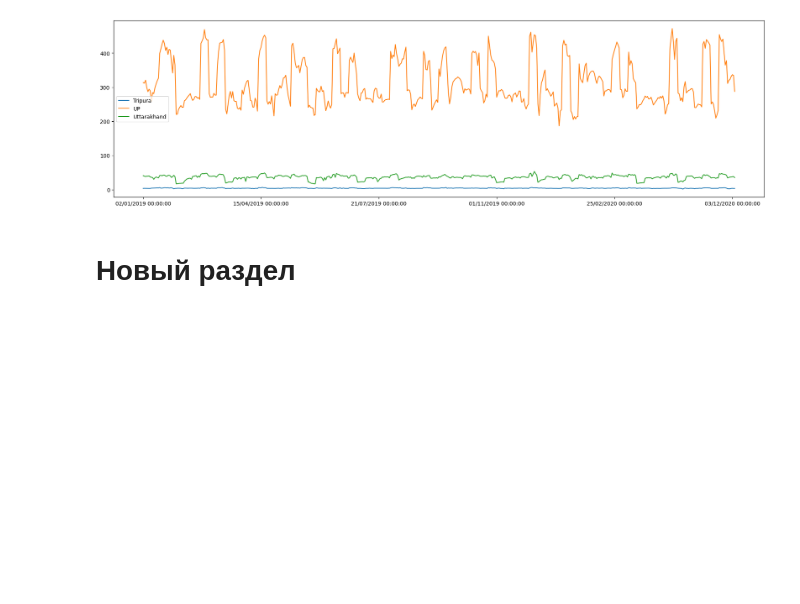
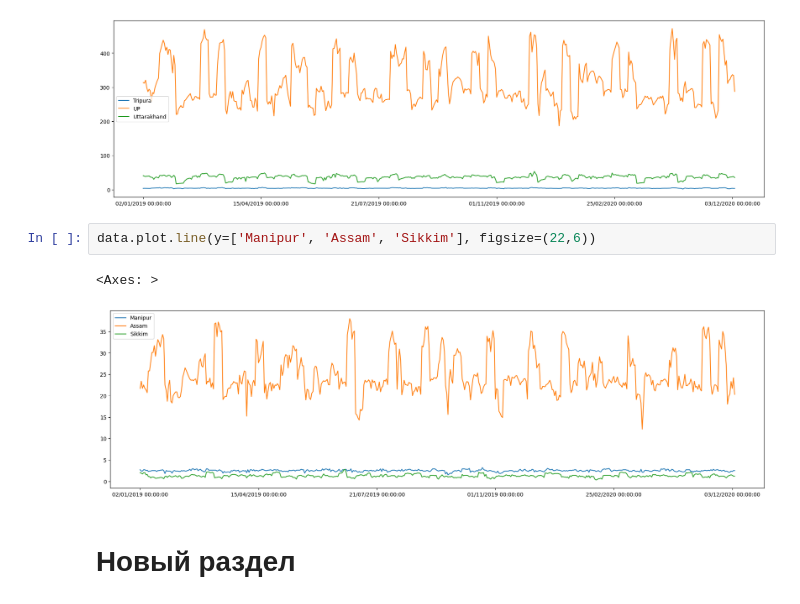
Before and after one commit to AlexZakharov1978/Inno, a Jupyter notebook: Анализ_потребления_в_Индии_ipynb".ipynb, the cells around one changed output. Saved outputs shown, nothing was run; the diff lists cells and outputs as text; blank space fills up the shorter version.

```diff
--- a/Анализ_потребления_в_Индии_ipynb".ipynb
+++ b/Анализ_потребления_в_Индии_ipynb".ipynb
@@ -68,5 +68,10 @@ data.plot.line(y=['Tripura', 'UP', 'Uttarakhand'], figsize=(22,6))
 # %% [output]
 <Axes: >
 [figure]
+# %%
+data.plot.line(y=['Manipur', 'Assam', 'Sikkim'], figsize=(22,6))
+# %% [output]
+<Axes: >
+[figure, added]
 # %% [markdown]
 # Новый раздел
```
